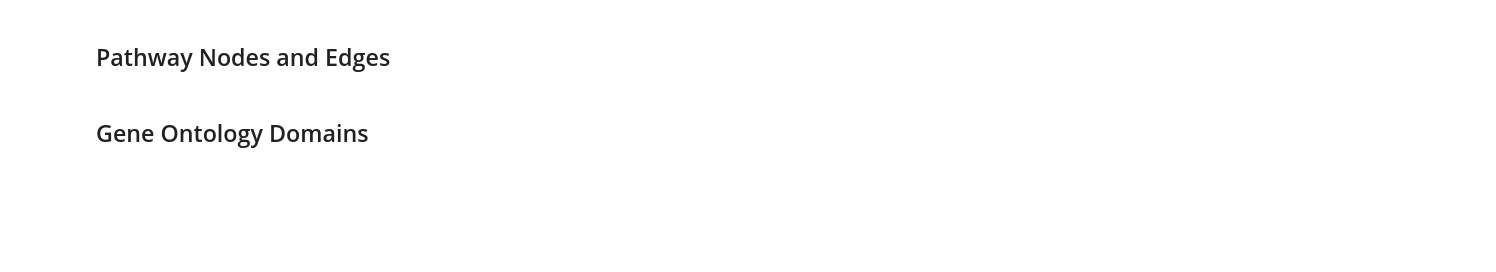
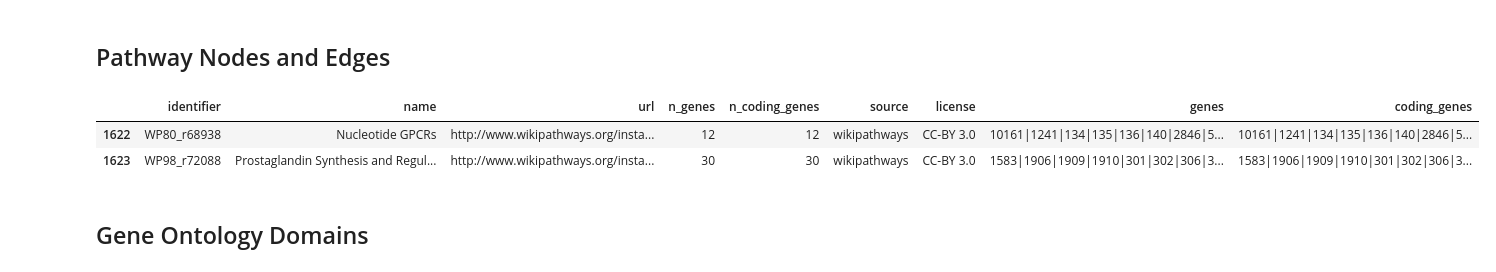
Before and after one commit to dhimmel/integrate, a Jupyter notebook: integrate.ipynb, the cells around one changed output. Saved outputs shown, nothing was run; the diff lists cells and outputs as text; code cells hidden in the pictures; blank space fills up the shorter version.

```diff
--- a/integrate.ipynb
+++ b/integrate.ipynb
@@ -145,11 +170,15 @@ for i, row in symptom_df.iterrows():
 # %% [markdown]
 ## Pathway Nodes and Edges
 # %%
-commit = '1dc7c744d0d1a8fa17a079f739195e6d3c15117e'
+commit = '4916b525722f94f61d59ed38cb67aa3052404610'
 url = rawgit('dhimmel', 'pathways', commit, 'data/pathways.tsv')
 pathway_df = pandas.read_table(url)
 pathway_df = pathway_df[pathway_df.n_coding_genes > 1]
 pathway_df.tail(2)
+# %% [output]
+|  | identifier | name | url | n_genes | n_coding_genes | source | license | genes | coding_genes |
+| 1622 | WP80_r68938 | Nucleotide GPCRs | http://www.wikipathways.org/insta... | 12 | 12 | wikipathways | CC-BY 3.0 | 10161|1241|134|135|136|140|2846|5... | 10161|1241|134|135|136|140|2846|5... |
+| 1623 | WP98_r72088 | Prostaglandin Synthesis and Regul... | http://www.wikipathways.org/insta... | 30 | 30 | wikipathways | CC-BY 3.0 | 1583|1906|1909|1910|301|302|306|3... | 1583|1906|1909|1910|301|302|306|3... |
 # %%
 for i, row in pathway_df.iterrows():
     pathway_id = row.identifier
```
Also changed, not shown: parts of 63 cells of this notebook, 3 other files.
